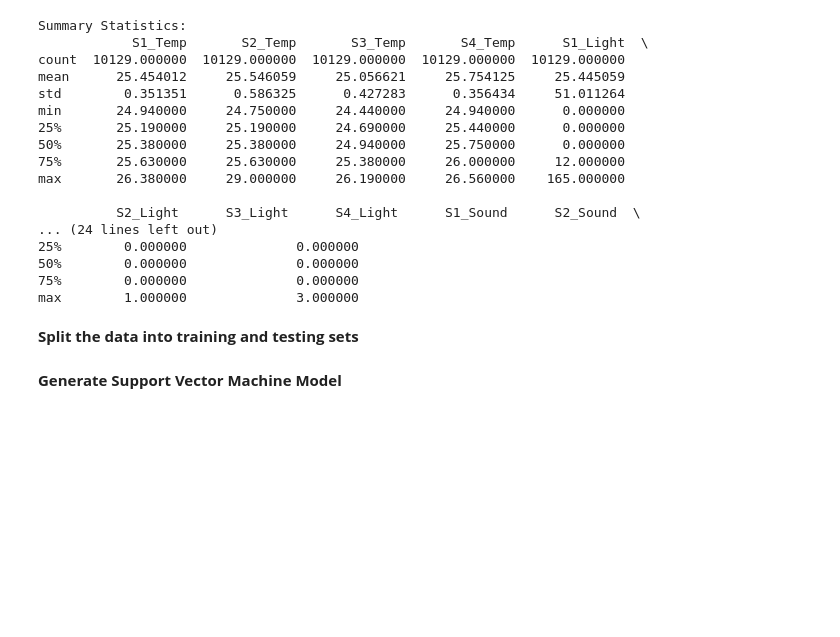
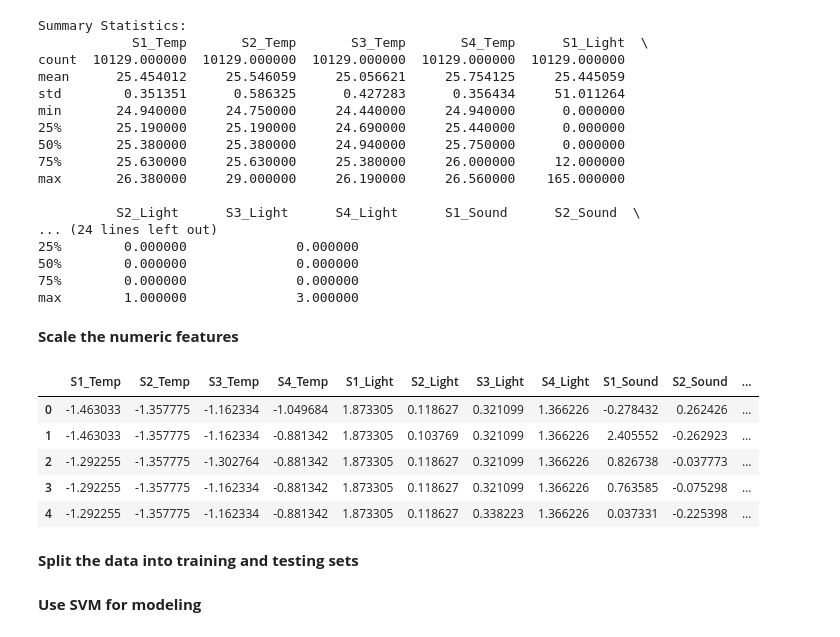
Before and after one commit to jeffreyfitzpatrick/Big-Data-Analytics-Capstone-Project, a Jupyter notebook: Experimental_Design.ipynb, the cells around one changed output. Drawn from its saved outputs; the diff is of its cells as text; code cells hidden in the pictures; blank space fills up the shorter version.

```diff
--- a/Experimental_Design.ipynb
+++ b/Experimental_Design.ipynb
@@ -75,6 +77,32 @@ max       26.380000     29.000000     26.190000     26.560000    165.000000
 50%        0.000000              0.000000
 75%        0.000000              0.000000
 max        1.000000              3.000000
+# %% [markdown]
+**Scale the numeric features**
+# %%
+# Create the scaler
+scaler = StandardScaler()
+
+# Transform the numeric data
+Occupancy_scaled = pd.DataFrame(scaler.fit_transform(Occupancy.iloc[:, 2:16]))
+
+# Add the categorical data
+Occupancy_scaled['S6_PIR'] = Occupancy['S6_PIR']
+Occupancy_scaled['S7_PIR'] = Occupancy['S7_PIR']
+Occupancy_scaled['Room_Occupancy_Count'] = Occupancy['Room_Occupancy_Count']
+
+Occupancy_scaled.columns = ['S1_Temp', 'S2_Temp', 'S3_Temp', 'S4_Temp',
+                            'S1_Light', 'S2_Light', 'S3_Light', 'S4_Light',
+                            'S1_Sound', 'S2_Sound', 'S3_Sound', 'S4_Sound',
+                            'S5_CO2', 'S5_CO2_Slope', 'S6_PIR', 'S7_PIR', 'Room_Occupancy_Count']
+Occupancy_scaled.head()
+# %% [output]
+|  | S1_Temp | S2_Temp | S3_Temp | S4_Temp | S1_Light | S2_Light | S3_Light | S4_Light | S1_Sound | S2_Sound | ... |
+| 0 | -1.463033 | -1.357775 | -1.162334 | -1.049684 | 1.873305 | 0.118627 | 0.321099 | 1.366226 | -0.278432 | 0.262426 | ... |
+| 1 | -1.463033 | -1.357775 | -1.162334 | -0.881342 | 1.873305 | 0.103769 | 0.321099 | 1.366226 | 2.405552 | -0.262923 | ... |
+| 2 | -1.292255 | -1.357775 | -1.302764 | -0.881342 | 1.873305 | 0.118627 | 0.321099 | 1.366226 | 0.826738 | -0.037773 | ... |
+| 3 | -1.292255 | -1.357775 | -1.162334 | -0.881342 | 1.873305 | 0.118627 | 0.321099 | 1.366226 | 0.763585 | -0.075298 | ... |
+| 4 | -1.292255 | -1.357775 | -1.162334 | -0.881342 | 1.873305 | 0.118627 | 0.338223 | 1.366226 | 0.037331 | -0.225398 | ... |
 # %% [markdown]
 **Split the data into training and testing sets**
 # %%
@@ -87,4 +115,4 @@ X_train, X_test, y_train, y_test = train_test_split(X, y, test_size=0.3, random_
-# %% [markdown]
-**Generate Support Vector Machine Model**
+# %% [markdown]
+**Use SVM for modeling**
 # %%
 # Create a SVM classifier
```
Also changed, not shown: parts of 24 cells of this notebook.
